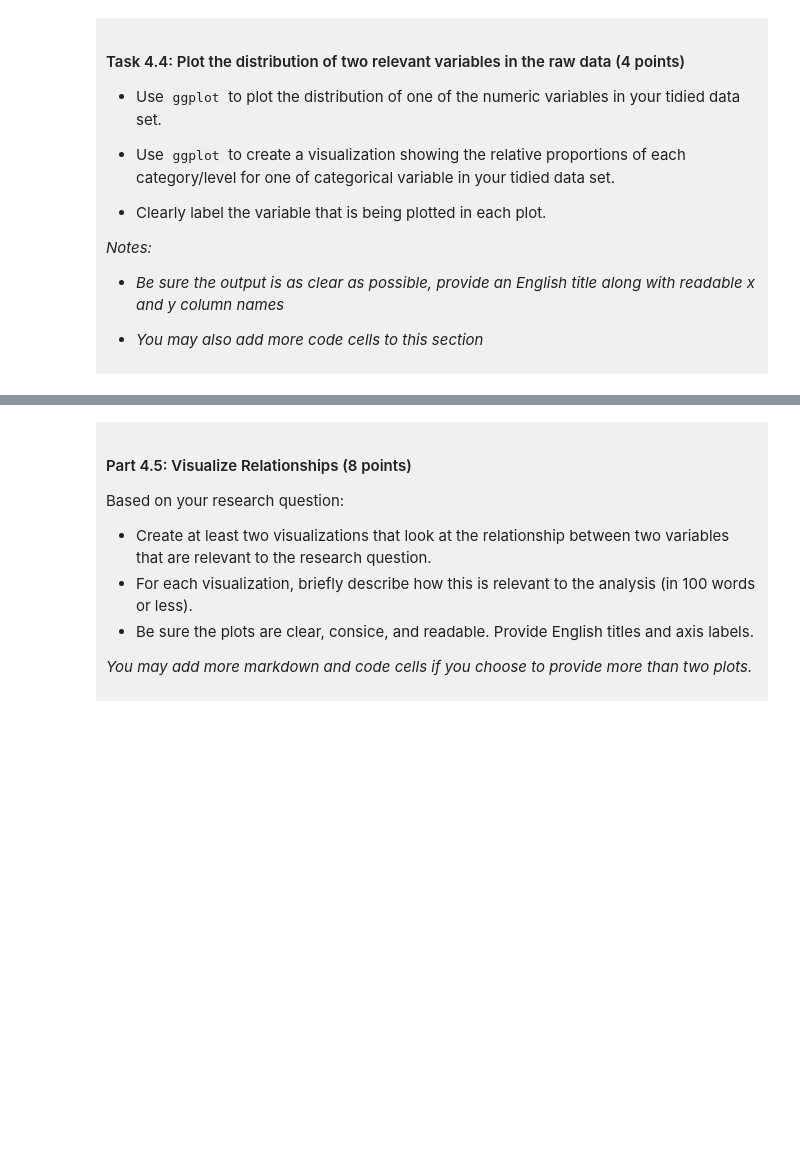
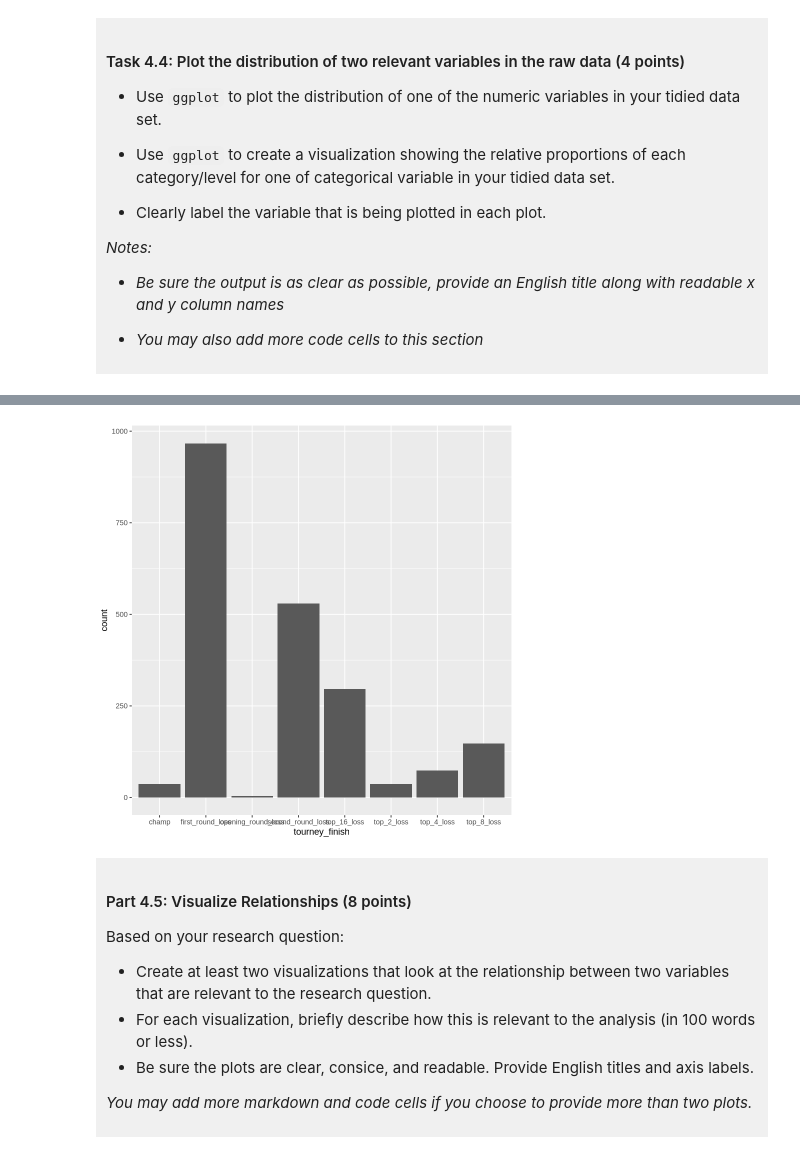
Before and after one commit to jazzyg095/dsci-100-project-Jasmine-Ginn, a Jupyter notebook: dsci-100-project-notebook.ipynb, the cells around one changed output, grey strips where cells are left out. Saved outputs shown, nothing was run; the diff lists cells and outputs as text; code cells hidden in the pictures; blank space fills up the shorter version.

```diff
--- a/dsci-100-project-notebook.ipynb
+++ b/dsci-100-project-notebook.ipynb
@@ -293,5 +375,10 @@ You will refine your research question (if needed) and produce a tidy data set.
 # %%
-### EDIT THIS CODE CELL FOR PLOT 2 ###
+tourney_finish_dist_plot <- tidy_bball_data |>
+ggplot(aes(x = tourney_finish)) +
+geom_bar()
+tourney_finish_dist_plot
+# %% [output]
+[figure, added]
 # %% [markdown]
 <div style="background-color: #f0f0f0; padding: 10px;">
 
```
Also changed, not shown: parts of 14 cells of this notebook.
